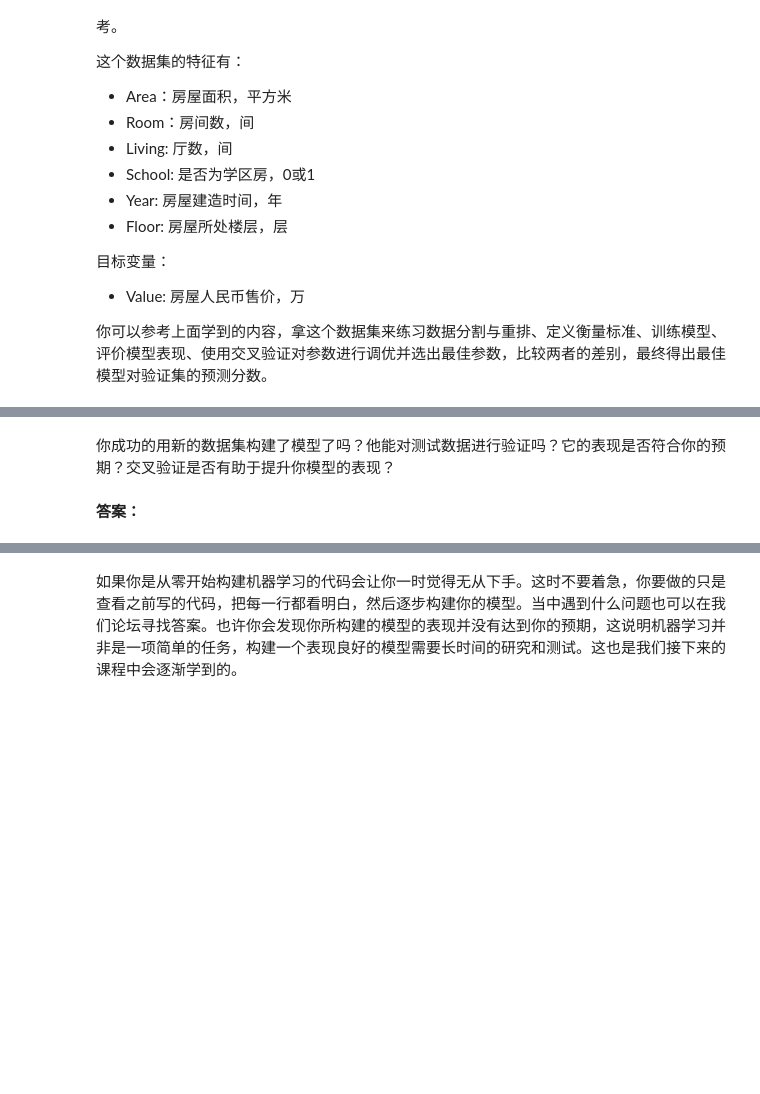
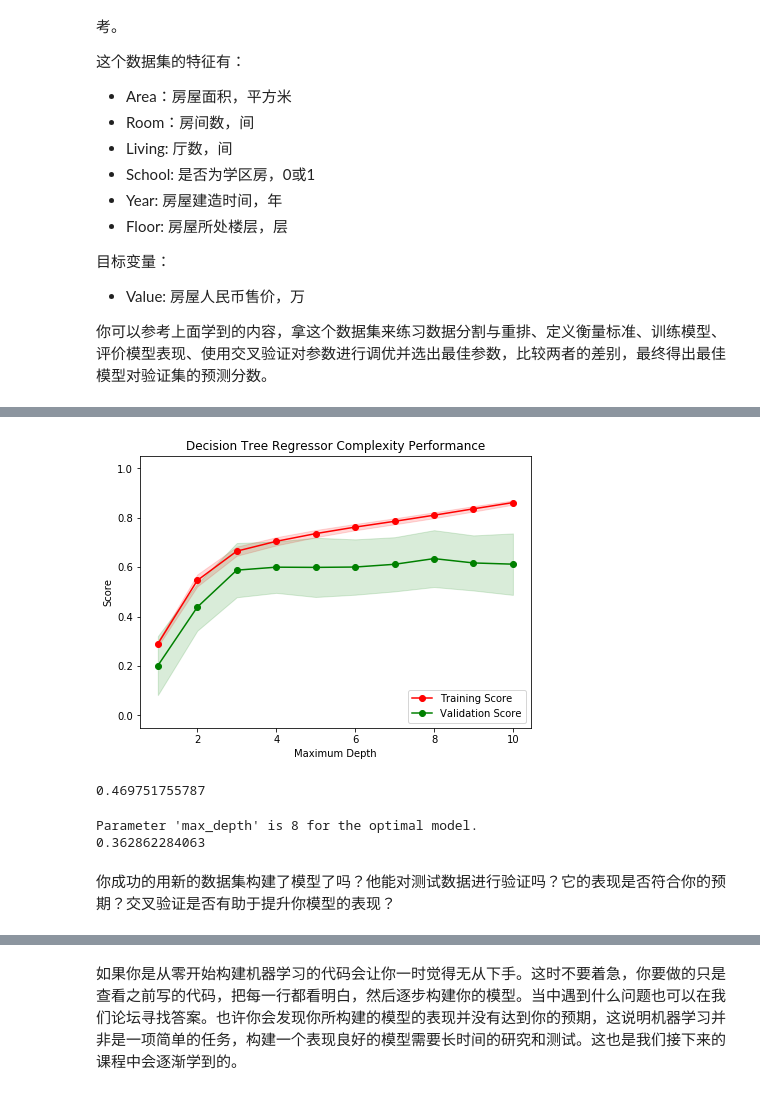
Before and after one commit to zhaobaiyu/mlnd, a Jupyter notebook: boston_housing/boston_housing.ipynb, the cells around one changed output, grey strips where cells are left out. Cells and saved outputs as stored; diff of their text form; code cells hidden in the pictures; blank space fills up the shorter version.

```diff
--- a/boston_housing/boston_housing.ipynb
+++ b/boston_housing/boston_housing.ipynb
@@ -455,4 +516,24 @@ Range in prices: $69,044.61
+# %%
+# 复杂度曲线
+vs.ModelComplexity(bj_X_train, bj_y_train)
+# %% [output]
+[figure, added]
+# %%
+# 决策树回归，默认参数，不做网格搜索和交叉验证处理
+r_tmp = DecisionTreeRegressor()
+r_tmp.fit(bj_X_train, bj_y_train)
+tmp_pred = r_tmp.predict(bj_X_test)
+print performance_metric(tmp_pred, bj_y_test)
+# %% [output]
+0.469751755787
+# %%
+# 用fit_model进行网格搜索和交叉验证，并训练模型
+bj_reg = fit_model(bj_X_train, bj_y_train)
+bj_pred = bj_reg.predict(bj_X_test)
+print "Parameter 'max_depth' is {} for the optimal model.".format(bj_reg.get_params()['max_depth'])
+print performance_metric(bj_pred, bj_y_test)
+# %% [output]
+Parameter 'max_depth' is 8 for the optimal model.
+0.362862284063
 # %% [markdown]
 你成功的用新的数据集构建了模型了吗？他能对测试数据进行验证吗？它的表现是否符合你的预期？交叉验证是否有助于提升你模型的表现？
-# %% [markdown]
-**答案：**
```
Also changed, not shown: parts of 7 cells of this notebook, 1 other file.
